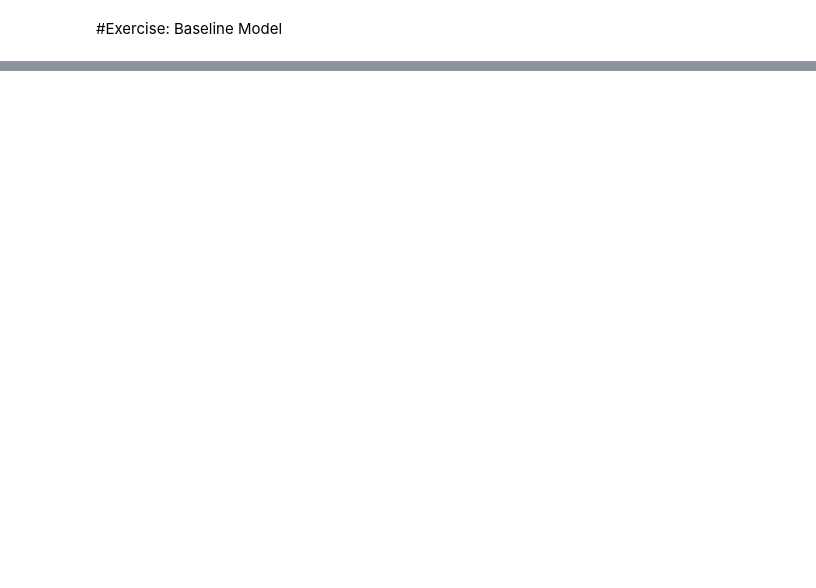
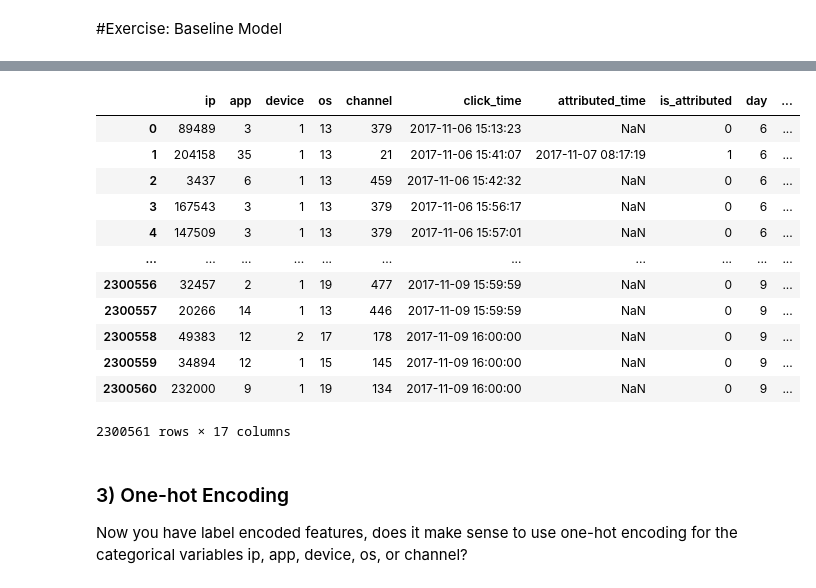
Before and after one commit to sidorkinandrew/kaggle, a Jupyter notebook: learn/feature-engineering/Feature_Engineering_1_Baseline_Model.ipynb, the cells around one changed output, grey strips where cells are left out. Drawn from its saved outputs; the diff is of its cells as text; code cells hidden in the pictures; blank space fills up the shorter version.

```diff
--- a/learn/feature-engineering/Feature_Engineering_1_Baseline_Model.ipynb
+++ b/learn/feature-engineering/Feature_Engineering_1_Baseline_Model.ipynb
@@ -232,0 +296,28 @@ Test AUC score: 0.7472299631747169
+# %%
+from sklearn import preprocessing
+
+cat_features = ['ip', 'app', 'device', 'os', 'channel']
+# %%
+encoded = clicks[cat_features].apply(encoder.fit_transform)
+encoded.columns = [acolumn+'_labels' for acolumn in cat_features]
+clicks = pd.concat([clicks, encoded], axis=1)
+# %%
+clicks
+# %% [output]
+|  | ip | app | device | os | channel | click_time | attributed_time | is_attributed | day | ... |
+| 0 | 89489 | 3 | 1 | 13 | 379 | 2017-11-06 15:13:23 | NaN | 0 | 6 | ... |
+| 1 | 204158 | 35 | 1 | 13 | 21 | 2017-11-06 15:41:07 | 2017-11-07 08:17:19 | 1 | 6 | ... |
+| 2 | 3437 | 6 | 1 | 13 | 459 | 2017-11-06 15:42:32 | NaN | 0 | 6 | ... |
+| 3 | 167543 | 3 | 1 | 13 | 379 | 2017-11-06 15:56:17 | NaN | 0 | 6 | ... |
+| 4 | 147509 | 3 | 1 | 13 | 379 | 2017-11-06 15:57:01 | NaN | 0 | 6 | ... |
+| ... | ... | ... | ... | ... | ... | ... | ... | ... | ... | ... |
+| 2300556 | 32457 | 2 | 1 | 19 | 477 | 2017-11-09 15:59:59 | NaN | 0 | 9 | ... |
+| 2300557 | 20266 | 14 | 1 | 13 | 446 | 2017-11-09 15:59:59 | NaN | 0 | 9 | ... |
+| 2300558 | 49383 | 12 | 2 | 17 | 178 | 2017-11-09 16:00:00 | NaN | 0 | 9 | ... |
+| 2300559 | 34894 | 12 | 1 | 15 | 145 | 2017-11-09 16:00:00 | NaN | 0 | 9 | ... |
+| 2300560 | 232000 | 9 | 1 | 19 | 134 | 2017-11-09 16:00:00 | NaN | 0 | 9 | ... |
+2300561 rows × 17 columns
+# %% [markdown]
+### 3) One-hot Encoding
+
+Now you have label encoded features, does it make sense to use one-hot encoding for the categorical variables ip, app, device, os, or channel?
```
Also changed, not shown: parts of 21 cells of this notebook.
